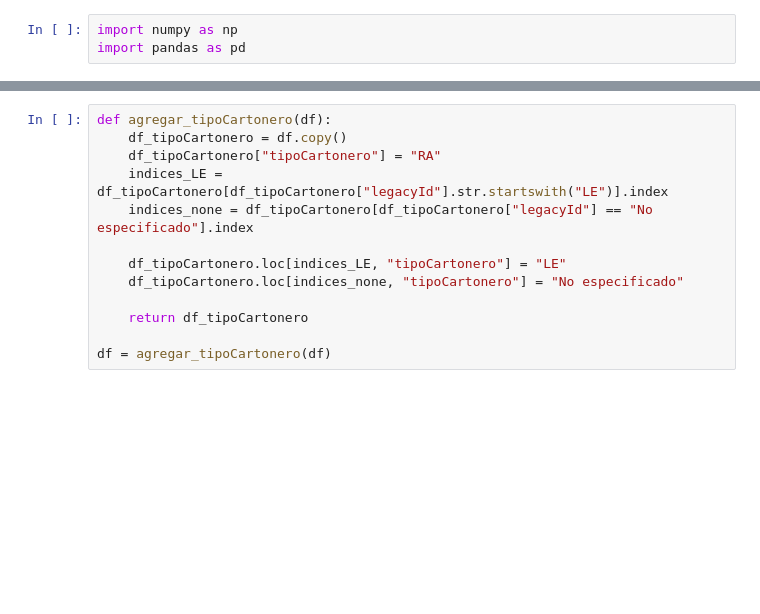
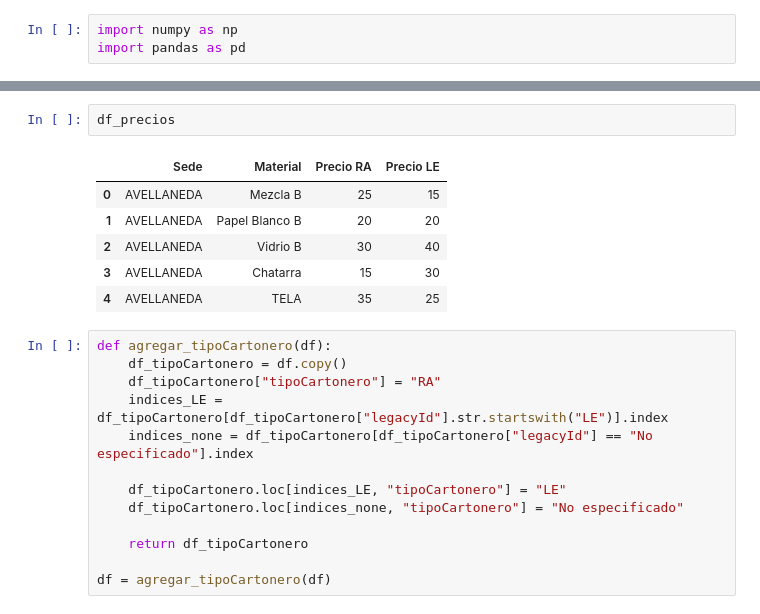
Before and after one commit to Taller-Datos-Populares-UBA/MTE, a Jupyter notebook: notebooks/Grupo1-nuevo.ipynb, the cells around one changed output, grey strips where cells are left out. Saved outputs shown, nothing was run; the diff lists cells and outputs as text; blank space fills up the shorter version.

```diff
--- a/notebooks/Grupo1-nuevo.ipynb
+++ b/notebooks/Grupo1-nuevo.ipynb
@@ -21,3 +37,12 @@ dtype: object
+# %%
+df_precios
+# %% [output]
+|  | Sede | Material | Precio RA | Precio LE |
+| 0 | AVELLANEDA | Mezcla B | 25 | 15 |
+| 1 | AVELLANEDA | Papel Blanco B | 20 | 20 |
+| 2 | AVELLANEDA | Vidrio B | 30 | 40 |
+| 3 | AVELLANEDA | Chatarra | 15 | 30 |
+| 4 | AVELLANEDA | TELA | 35 | 25 |
 # %%
 def agregar_tipoCartonero(df):
     df_tipoCartonero = df.copy()
```
Also changed, not shown: parts of 10 cells of this notebook, 4 other files.
